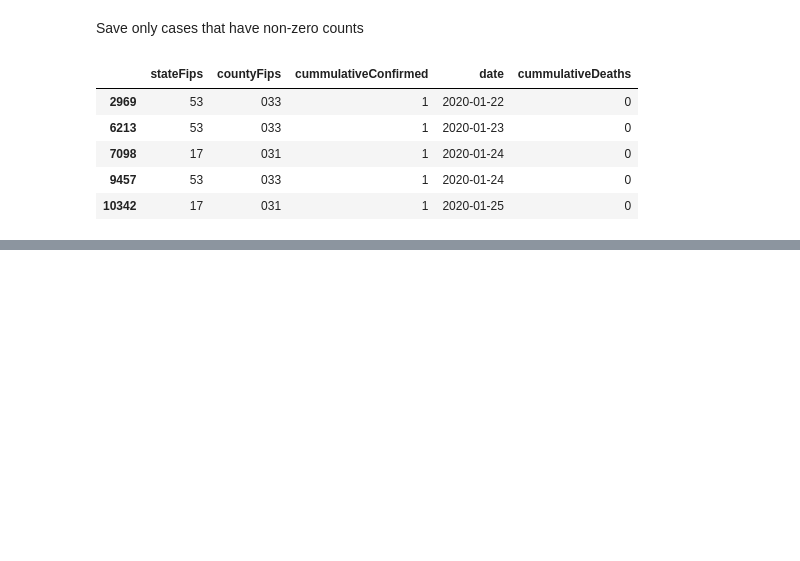
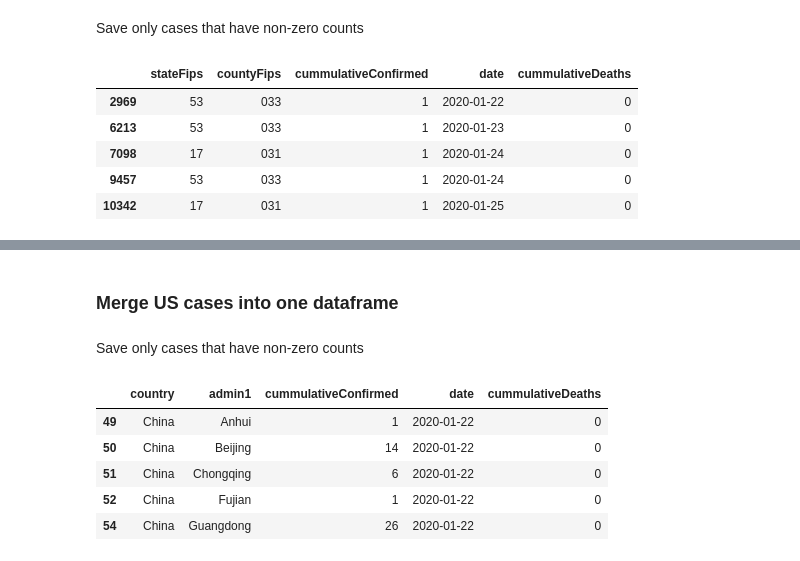
Before and after one commit to covid-19-net/covid-19-community, a Jupyter notebook: notebooks/02a-JHUCases.ipynb, the cells around one changed output, grey strips where cells are left out. Cells and saved outputs as stored; diff of their text form; code cells hidden in the pictures; blank space fills up the shorter version.

```diff
--- a/notebooks/02a-JHUCases.ipynb
+++ b/notebooks/02a-JHUCases.ipynb
@@ -186,0 +222,10 @@ cases.to_csv(NEO4J_HOME / "import/02a-JHUCases.csv", index=False)
+# %%
+deaths = deaths.fillna('')
+deaths.rename(columns={'Province/State': 'admin1', 'Country/Region': 'country'}, inplace=True)
+# %%
+df_list = []
+for day in days:
+    df_list.append(split_by_day(deaths, day, 'cummulativeDeaths'))
+
+cases_deaths = pd.concat(df_list)
+cases_deaths['date'] = cases_deaths['date'].apply(dateutil.parser.parse)
@@ -186,0 +241,17 @@ cases.to_csv(NEO4J_HOME / "import/02a-JHUCases.csv", index=False)
+# %% [markdown]
+### Merge US cases into one dataframe
+# %%
+cases = cases_confirmed.merge(cases_deaths, on=['country', 'admin1', 'date'])
+# %% [markdown]
+Save only cases that have non-zero counts
+# %%
+cases = cases[(cases['cummulativeConfirmed'] != '0') | (cases['cummulativeDeaths'] != '0')]
+# %%
+cases.head()
+# %% [output]
+|  | country | admin1 | cummulativeConfirmed | date | cummulativeDeaths |
+| 49 | China | Anhui | 1 | 2020-01-22 | 0 |
+| 50 | China | Beijing | 14 | 2020-01-22 | 0 |
+| 51 | China | Chongqing | 6 | 2020-01-22 | 0 |
+| 52 | China | Fujian | 1 | 2020-01-22 | 0 |
+| 54 | China | Guangdong | 26 | 2020-01-22 | 0 |
```
Also changed, not shown: parts of 17 cells of this notebook, 5 other files.
